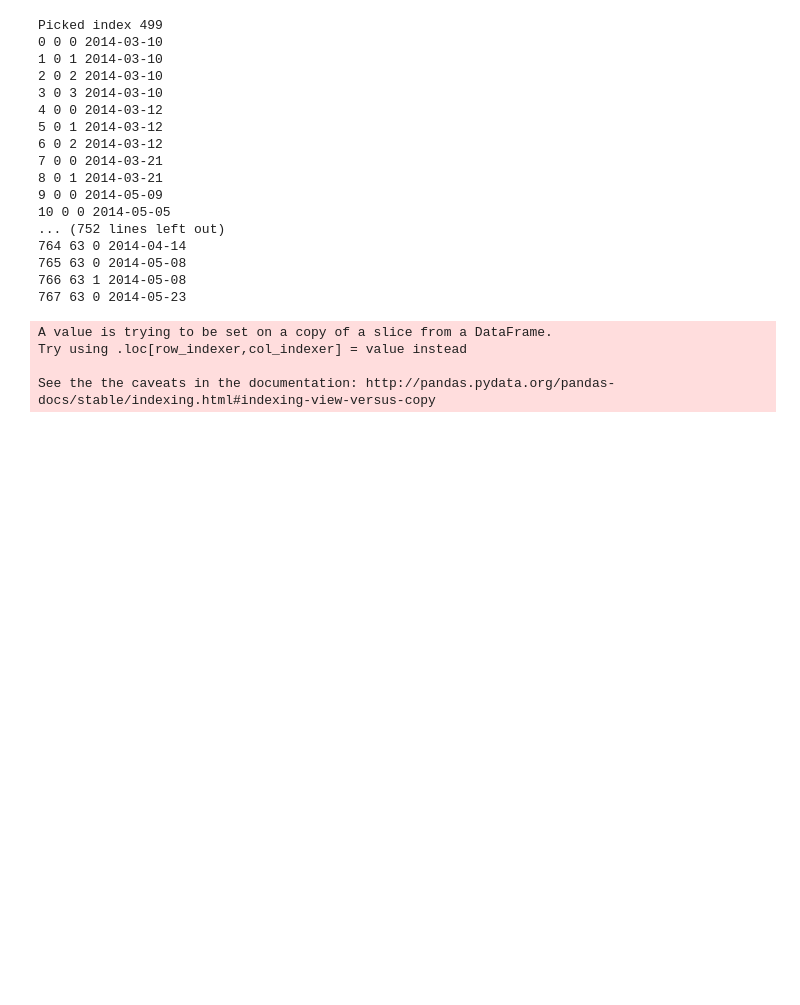
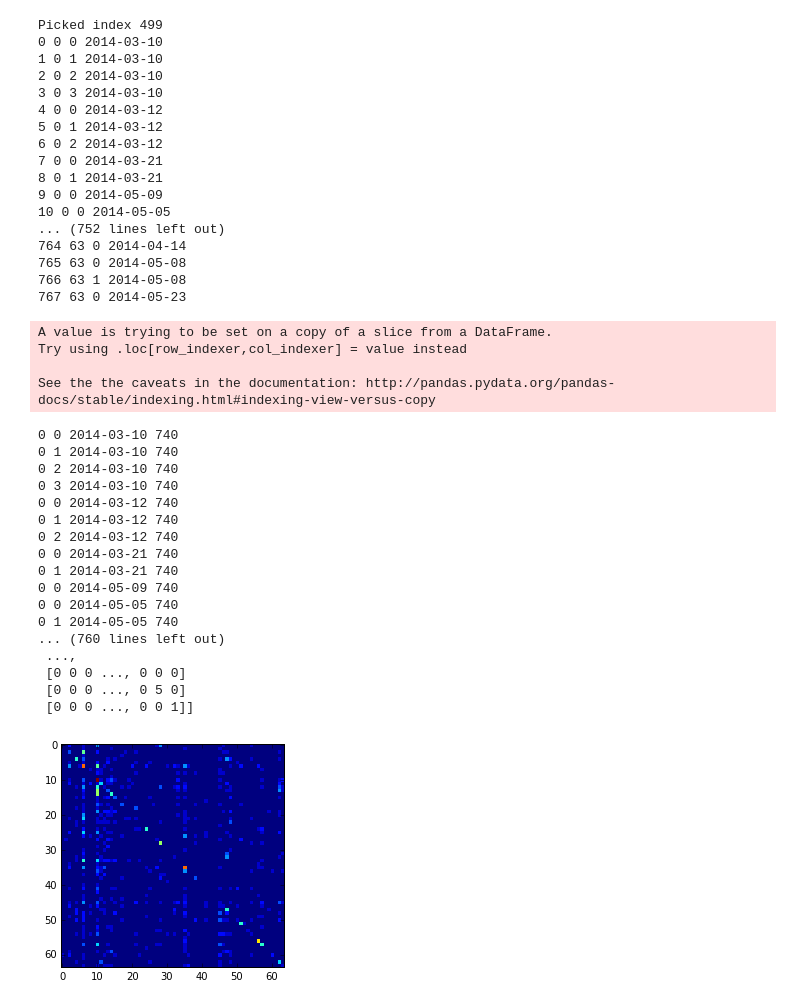
Before and after one commit to snap-stanford/series, a Jupyter notebook: Alignment.ipynb, the cells around one changed output. Saved outputs shown, nothing was run; the diff lists cells and outputs as text; code cells hidden in the pictures; blank space fills up the shorter version.

```diff
--- a/Alignment.ipynb
+++ b/Alignment.ipynb
@@ -389,6 +390,27 @@ See the the caveats in the documentation: http://pandas.pydata.org/pandas-docs/s
 # %%
 #(features,labels) = FeaturesForClassifier(superfd,featurecolumns)
 #features = LoadDataFrame('../ftrs.pkl')
 #labels = LoadDataFrame('../lbl.pkl')
-SaveDataFrame(np.column_stack((features,labels)),'../classificationdata.pkl')
+#superdf = LoadDataFrame('../dfall_random.pkl')
+#ClassificationPipeline(superdf,filename='../classificationdata_random.pkl')
+#SaveDataFrame(np.column_stack((features,labels)),'../classificationdata.pkl')
+# %% [output]
+0 0 2014-03-10 740
+0 1 2014-03-10 740
+0 2 2014-03-10 740
+0 3 2014-03-10 740
+0 0 2014-03-12 740
+0 1 2014-03-12 740
+0 2 2014-03-12 740
+0 0 2014-03-21 740
+0 1 2014-03-21 740
+0 0 2014-05-09 740
+0 0 2014-05-05 740
+0 1 2014-05-05 740
+... (760 lines left out)
+ ...,
+ [0 0 0 ..., 0 0 0]
+ [0 0 0 ..., 0 5 0]
+ [0 0 0 ..., 0 0 1]]
+[figure, added]
 # %%
```
Also changed, not shown: parts of 4 cells of this notebook.
